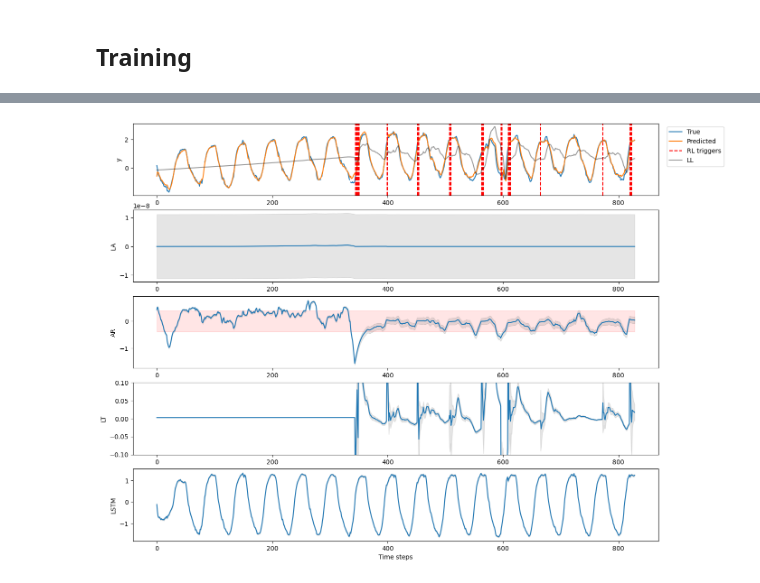
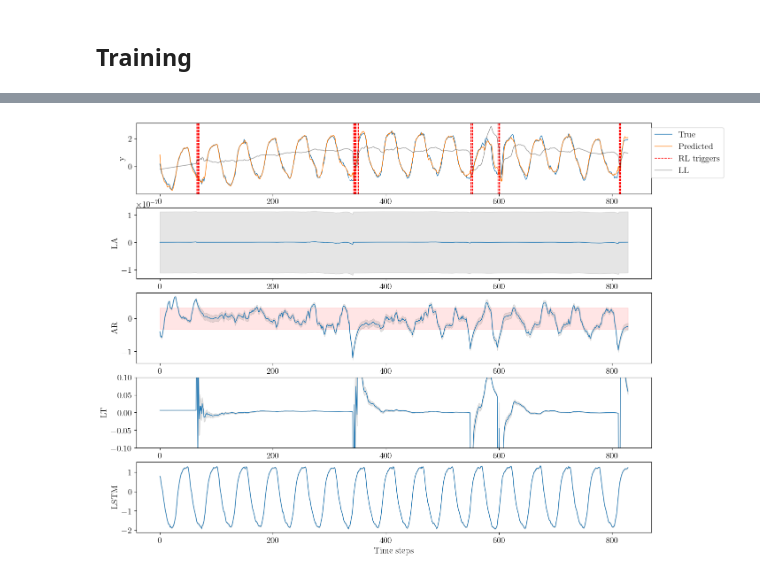
Before and after one commit to van-dai-vuong/cuTAGI, a Jupyter notebook: examples/tsad_test_lstm_realTS6.ipynb, the cells around one changed output, grey strips where cells are left out. Drawn from its saved outputs; the diff is of its cells as text; code cells hidden in the pictures.

```diff
--- a/examples/tsad_test_lstm_realTS6.ipynb
+++ b/examples/tsad_test_lstm_realTS6.ipynb
@@ -44,13 +44,14 @@ net = Sequential(
 net.set_threads(8)
 net.load(filename='./saved_param/HQ_hybrid_LSTM/lstm_hqts6_hybrid.pth')
 
-phi_AA = 0.999
+phi_AA = 0.99999
 Sigma_AR = 0.05**2
-phi_AR = 0.9224819944970154
+# Sigma_AR = 0.1**2
+phi_AR = 0.8837411847707242
 Sigma_AA = Sigma_AR*1e-16
 LA_var_stationary = Sigma_AA/(1-phi_AA**2)
 AR_var_stationary = Sigma_AR /(1-phi_AR**2)
-zB_init = np.array([-0.1451890466915018, 0.002403253430536265, 0, 0.05])
+zB_init = np.array([-0.21874251, 0.00629493, 0, 0.05])
 
 # # Autoregressive acceleration + online AR
 hybrid = LSTM_SSM(
@@ -337,6 +338,10 @@ Complete
 # %%
 from itertools import count
-zB_init = np.array([-0.1451890466915018, 0.002403253430536265, 0, 0.05])
+zB_init = np.array([-0.21874251, 0.00629493, 0, 0.05])
+
+# phi_AR = 0.8837411847707242
+# Sigma_AR = 0.05**2
+# AR_var_stationary = Sigma_AR /(1-phi_AR**2)
 
 hybrid = LSTM_SSM(
     neural_network = net,           # LSTM
@@ -361,10 +366,6 @@ test_dtl = TimeSeriesDataloader(
     num_features=num_features,
     stride=seq_stride,
     time_covariates = ['week_of_year'],  # 'hour_of_day','day_of_week', 'week_of_year', 'month_of_year','quarter_of_year'
-    # add_anomaly = True,
-    # anomaly_magnitude=-0.0000501,
-    # # anomaly_magnitude=-0.00005,
-    # anomaly_start=anomaly_pos,
 )
 
 env = LSTM_KF_Env(render_mode=None, data_loader=test_dtl, \
@@ -423,34 +424,34 @@ ax0.plot(timesteps, mu_hidden_states_one_episode[:,0], color = 'k',alpha=0.4, la
 #                     mu_hidden_states_one_episode[:,0] + np.sqrt(var_hidden_states_one_episode[:,0,0]), color='gray', alpha=0.2)
 ax0.set_ylabel('y')
 handles, labels = ax0.get_legend_handles_labels()
 ax0.legend(handles, labels, loc='upper center', bbox_to_anchor=(1.07,1))
 
 
 ax1.plot(timesteps, mu_hidden_states_one_episode[:,2], label='LA')
 ax1.fill_between(timesteps, mu_hidden_states_one_episode[:,2] - np.sqrt(var_hidden_states_one_episode[:,2,2]),\
                     mu_hidden_states_one_episode[:,2] + np.sqrt(var_hidden_states_one_episode[:,2,2]), color='gray', alpha=0.2)
 ax1.set_ylabel('LA')
 
 ax2.fill_between(timesteps, np.zeros_like(timesteps)-3*np.sqrt(AR_var_stationary), np.zeros_like(timesteps)+3*np.sqrt(AR_var_stationary), color='red', alpha=0.1)
 ax2.plot(timesteps, mu_hidden_states_one_episode[:,-2], label='AR')
 ax2.fill_between(timesteps, mu_hidden_states_one_episode[:,-2] - np.sqrt(var_hidden_states_one_episode[:,-2,-2]),\
                     mu_hidden_states_one_episode[:,-2] + np.sqrt(var_hidden_states_one_episode[:,-2,-2]), color='gray', alpha=0.2)
 ax2.set_ylabel('AR')
 
 ax3.plot(timesteps, mu_hidden_states_one_episode[:,1], label='LT')
 ax3.fill_between(timesteps, mu_hidden_states_one_episode[:,1] - np.sqrt(var_hidden_states_one_episode[:,1,1]),\
                     mu_hidden_states_one_episode[:,1] + np.sqrt(var_hidden_states_one_episode[:,1,1]), color='gray', alpha=0.2)
 ax3.set_ylabel('LT')
 ax3.set_ylim(-0.1,0.1)
 
 ax4.plot(timesteps, mu_hidden_states_one_episode[:,-1], label='LSTM')
 ax4.fill_between(timesteps, mu_hidden_states_one_episode[:,-1] - np.sqrt(var_hidden_states_one_episode[:,-1,-1]),\
                     mu_hidden_states_one_episode[:,-1] + np.sqrt(var_hidden_states_one_episode[:,-1,-1]), color='gray', alpha=0.2)
 ax4.set_ylabel('LSTM')
 ax4.set_xlabel('Time steps')
 plt.show()
 # %% [output]
-[figure, old version]
+[figure, new version]
 # %%
 plt.rcdefaults()
 
```
Also changed, not shown: parts of 4 cells of this notebook, 7 other files.
